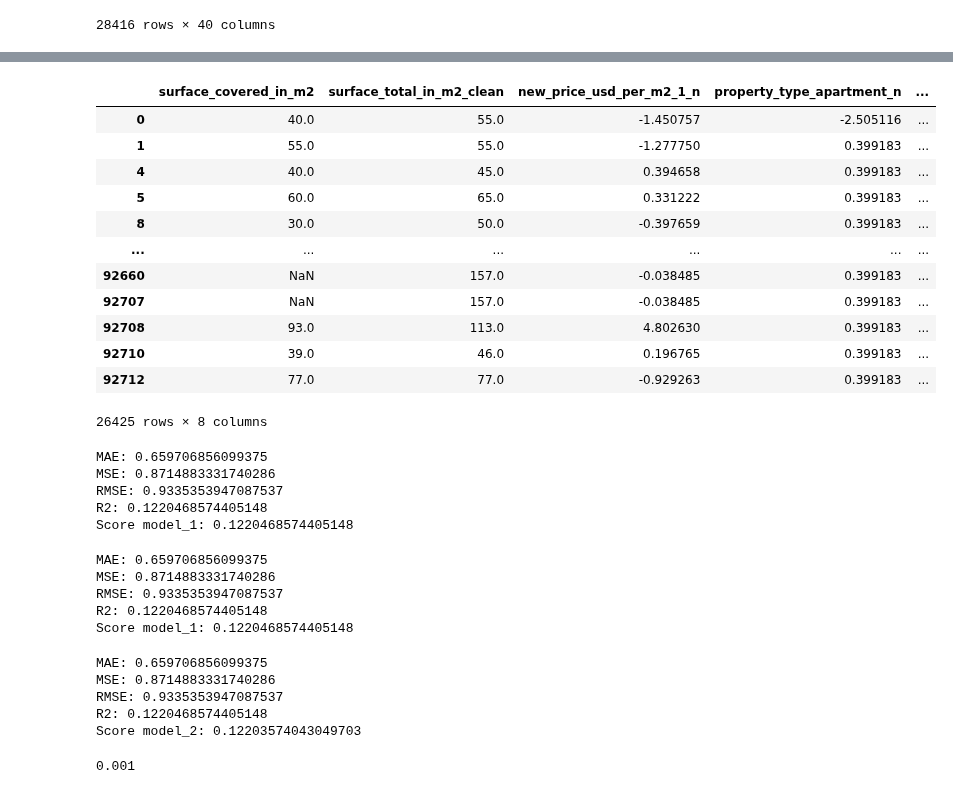
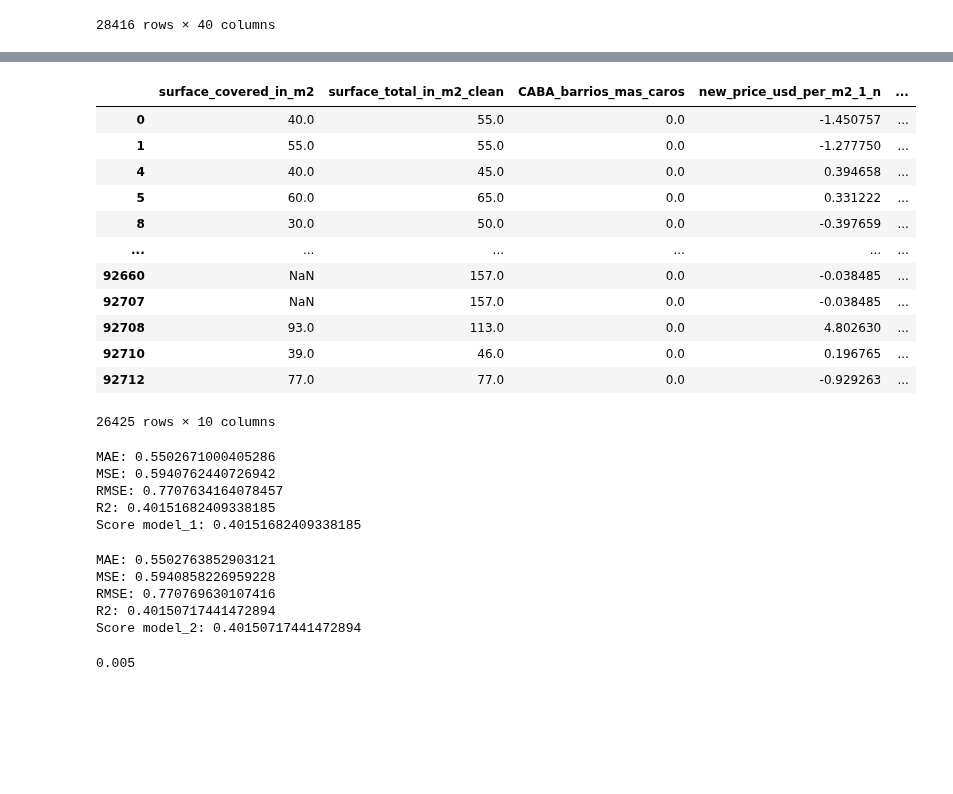
Before and after one commit to giustipatricio/grupo4-1120_ed_13, a Jupyter notebook: Entrega 2/Entrega 2.ipynb, the cells around one changed output, grey strips where cells are left out. Saved outputs shown, nothing was run; the diff lists cells and outputs as text; code cells hidden in the pictures; blank space fills up the shorter version.

```diff
--- a/Entrega 2/Entrega 2.ipynb
+++ b/Entrega 2/Entrega 2.ipynb
@@ -145,3 +145,11 @@ df_caba_dummies
 | 92710 | 121217 | sell | Villa Urquiza | |Argentina|Capital Federal|Villa ... | Argentina | 3433775.0 | -34.5706388726,-58.4755963355 | -34.570639 | ... |
 | 92712 | 121219 | sell | Capital Federal | |Argentina|Capital Federal| | Argentina | 3433955.0 | NaN | NaN | ... |
 28416 rows × 40 columns
+# %%
+#Creamos una variable que acumula el valor de los m2 de los barrios mas caros de CABA
+suburb_values = ['Recoleta', 'Las Cañitas', 'Puerto Madero', 'Palermo Chico', 'Palermo']
+data_suburb_mask = df_caba_dummies.place_name.apply(lambda x: x in suburb_values)
+data_suburb = df_caba_dummies.loc[data_suburb_mask, :]
+#creamos una columna nueva
+data_suburb["CABA_barrios_mas_caros"] = data_suburb["new_price_usd_per_m2_1"]
+df_caba_dummies = pd.concat([df_caba_dummies,data_suburb["CABA_barrios_mas_caros"]], axis = 1)
@@ -147,0 +173,8 @@ df_caba_dummies
+# %%
+#Reemplazamos los nulos de la columna por valores cero
+ambientes_134 = df_caba_dummies["CABA_barrios_mas_caros"].isnull()
+ambientes_134
+df_caba_dummies.loc[ambientes_134, "CABA_barrios_mas_caros"] = 0
+df_rooms_unique = df_caba_dummies["CABA_barrios_mas_caros"].unique()
+df_rooms_unique
+#print(df_rooms_unique)
@@ -189,38 +225,40 @@ Index(['Unnamed: 0', 'operation', 'property_type', 'place_name',
 # %%
 #copiamos el dataset para poder modificarlo
 df_caba_normal = df_caba_dummies_drop
 
 #estandarizamos por Scale las variables, debemos de probar las diferentes estandarizaciones para ver si alguna mejora el resultado del set
 df_caba_normal["new_price_usd_per_m2_1_n"] = preprocessing.scale(df_caba_normal["new_price_usd_per_m2_1"])
 df_caba_normal["property_type_apartment_n"] = preprocessing.scale(df_caba_normal["property_type_apartment"])
 df_caba_normal["property_type_house_n"] = preprocessing.scale(df_caba_normal["property_type_house"])
 df_caba_normal["property_type_store_n"] = preprocessing.scale(df_caba_normal["property_type_store"])
 df_caba_normal["amenities_SI_n"] = preprocessing.scale(df_caba_normal["amenities_SI"])
 df_caba_normal["cochera_SI_n"] = preprocessing.scale(df_caba_normal["cochera_SI"])
+df_caba_normal["CABA_barrios_mas_caros_n"] = preprocessing.scale(df_caba_normal["CABA_barrios_mas_caros"])
+
 
 #dropeamos las variables excedentes
 df_caba_normal = df_caba_normal.drop(["new_price_usd_per_m2_1","property_type_apartment","property_type_house","property_type_store","amenities_SI","cochera_SI"], axis=1)
 df_caba_dummies_drop = df_caba_dummies_drop.drop(["new_price_usd_per_m2_1_n","property_type_apartment_n","property_type_house_n","property_type_store_n","amenities_SI_n","cochera_SI_n"], axis=1)
 df_caba_dummies_drop
 df_caba_normal
 # %% [output]
-|  | surface_covered_in_m2 | surface_total_in_m2_clean | new_price_usd_per_m2_1_n | property_type_apartment_n | ... |
-| 0 | 40.0 | 55.0 | -1.450757 | -2.505116 | ... |
-| 1 | 55.0 | 55.0 | -1.277750 | 0.399183 | ... |
-| 4 | 40.0 | 45.0 | 0.394658 | 0.399183 | ... |
-| 5 | 60.0 | 65.0 | 0.331222 | 0.399183 | ... |
-| 8 | 30.0 | 50.0 | -0.397659 | 0.399183 | ... |
+|  | surface_covered_in_m2 | surface_total_in_m2_clean | CABA_barrios_mas_caros | new_price_usd_per_m2_1_n | ... |
+| 0 | 40.0 | 55.0 | 0.0 | -1.450757 | ... |
+| 1 | 55.0 | 55.0 | 0.0 | -1.277750 | ... |
+| 4 | 40.0 | 45.0 | 0.0 | 0.394658 | ... |
+| 5 | 60.0 | 65.0 | 0.0 | 0.331222 | ... |
+| 8 | 30.0 | 50.0 | 0.0 | -0.397659 | ... |
 | ... | ... | ... | ... | ... | ... |
-| 92660 | NaN | 157.0 | -0.038485 | 0.399183 | ... |
-| 92707 | NaN | 157.0 | -0.038485 | 0.399183 | ... |
-| 92708 | 93.0 | 113.0 | 4.802630 | 0.399183 | ... |
-| 92710 | 39.0 | 46.0 | 0.196765 | 0.399183 | ... |
-| 92712 | 77.0 | 77.0 | -0.929263 | 0.399183 | ... |
+| 92660 | NaN | 157.0 | 0.0 | -0.038485 | ... |
+| 92707 | NaN | 157.0 | 0.0 | -0.038485 | ... |
+| 92708 | 93.0 | 113.0 | 0.0 | 4.802630 | ... |
+| 92710 | 39.0 | 46.0 | 0.0 | 0.196765 | ... |
+| 92712 | 77.0 | 77.0 | 0.0 | -0.929263 | ... |
-26425 rows × 8 columns
+26425 rows × 10 columns
 # %%
 #Quitamos las variables que no vamos a incluir en el modelo
-X_pais = df_pais.drop(['new_price_usd_per_m2_1',"surface_total_in_m2_clean","surface_covered_in_m2"], axis=1)
-y_pais = df_pais['new_price_usd_per_m2_1']
+#X_pais = df_pais.drop(['new_price_usd_per_m2_1',"surface_total_in_m2_clean","surface_covered_in_m2"], axis=1)
+#y_pais = df_pais['new_price_usd_per_m2_1']
 
 X_caba = df_caba_normal.drop(['new_price_usd_per_m2_1_n',"surface_total_in_m2_clean","surface_covered_in_m2"], axis=1)
 y_caba = df_caba_normal["new_price_usd_per_m2_1_n"]
@@ -230,12 +268,6 @@ y_caba = df_caba_normal["new_price_usd_per_m2_1_n"]
 
 #spliteamos en set de testeo y entrenamiento
 X_train, X_test, y_train, y_test = train_test_split(X_caba, y_caba, test_size=0.35, random_state=10)
-# %% [output]
-MAE: 0.659706856099375
-MSE: 0.8714883331740286
-RMSE: 0.9335353947087537
-R2: 0.1220468574405148
-Score model_1: 0.1220468574405148
 # %%
 #probamos el modelo Lineal
 lm = linear_model.LinearRegression()
@@ -250,11 +282,11 @@ print ('RMSE:', np.sqrt(metrics.mean_squared_error(y_test, y_pred)))
 print ('R2:', metrics.r2_score(y_test, y_pred))
 print('Score model_1:', model_1.score(X_test, y_test))
 # %% [output]
-MAE: 0.659706856099375
-MSE: 0.8714883331740286
-RMSE: 0.9335353947087537
-R2: 0.1220468574405148
-Score model_1: 0.1220468574405148
+MAE: 0.5502671000405286
+MSE: 0.5940762440726942
+RMSE: 0.7707634164078457
+R2: 0.40151682409338185
+Score model_1: 0.40151682409338185
 # %%
 #probamos el modelo Ridge
 lm_ridge = linear_model.RidgeCV(alphas=[0.00001, 0.00005, 0.0001, 0.0005, 0.001, 0.005, 0.01,\
@@ -263,22 +295,22 @@ lm_ridge = linear_model.RidgeCV(alphas=[0.00001, 0.00005, 0.0001, 0.0005, 0.001,
 # Definimos el rango de de búsqueda del hiperparametro explicitamente
 
 model_2 = lm_ridge.fit(X_train, y_train)
-y_pred = lm.predict(X_test)
+y_pred = lm_ridge.predict(X_test)
 print ('MAE:', metrics.mean_absolute_error(y_test, y_pred))
 print ('MSE:', metrics.mean_squared_error(y_test, y_pred))
 print ('RMSE:', np.sqrt(metrics.mean_squared_error(y_test, y_pred)))
 print ('R2:', metrics.r2_score(y_test, y_pred))
 print('Score model_2:', model_2.score(X_test, y_test))
 # %% [output]
-MAE: 0.659706856099375
-MSE: 0.8714883331740286
-RMSE: 0.9335353947087537
-R2: 0.1220468574405148
-Score model_2: 0.12203574043049703
+MAE: 0.5502763852903121
+MSE: 0.5940858226959228
+RMSE: 0.770769630107416
+R2: 0.40150717441472894
+Score model_2: 0.40150717441472894
 # %%
 lm_ridge.alpha_
 # %% [output]
-0.001
+0.005
 # %%
 #probamos el modelo Lasso
 lm_lasso = linear_model.LassoCV(alphas=[0.00001, 0.00005, 0.0001, 0.0005, 0.001, 0.005, 0.01,\
```
Also changed, not shown: parts of 6 cells of this notebook.
